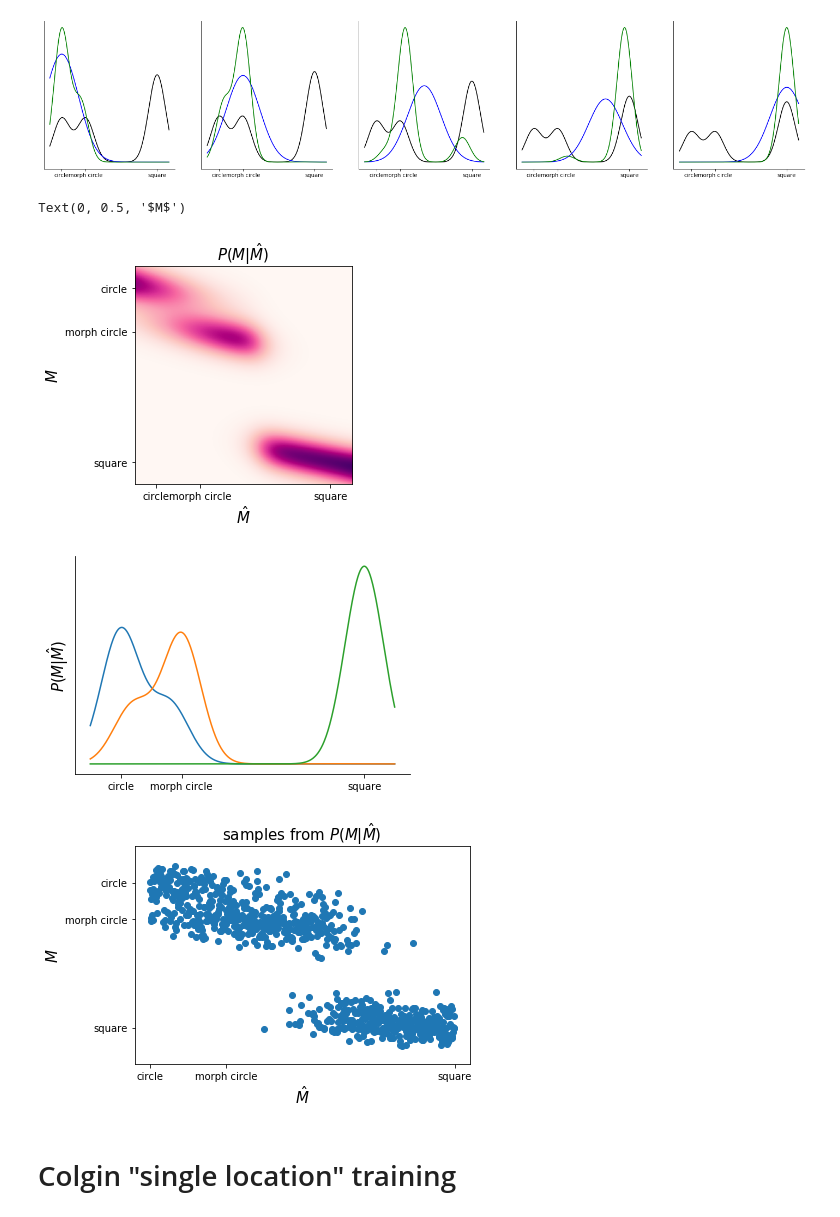
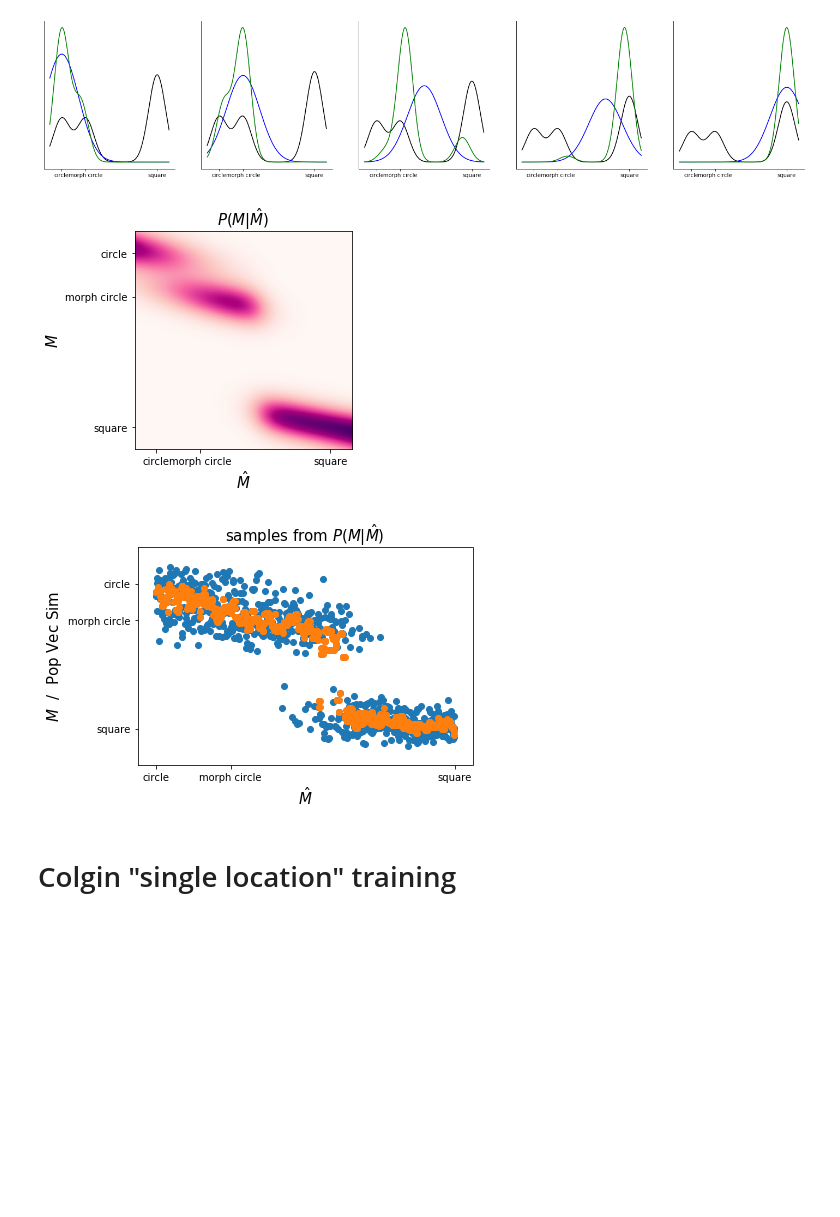
Before and after one commit to GiocomoLab/PlittGiocomo_2021, a Jupyter notebook: WillsLeutgebColgin_models.ipynb, the cells around one changed output. Cells and saved outputs as stored; diff of their text form; code cells hidden in the pictures; blank space fills up the shorter version.

```diff
--- a/WillsLeutgebColgin_models.ipynb
+++ b/WillsLeutgebColgin_models.ipynb
@@ -7,5 +8,7 @@ from scipy.interpolate import interp1d as spline
 
 %matplotlib inline
+# %%
+basedir = "D:\\Morph_Results\\figures\\WillsLeutgebColgin_models"
 # %% [markdown]
 # Toy model for Wills et al result from probabilistic perspective
 # %%
@@ -65,62 +70,47 @@ ax.set_yticklabels(["square","morph circle","circle"])
 ax.set_title("$P(M|\hat{M})$",fontsize=15)
 ax.set_xlabel("$\hat{M}$",fontsize=15)
 ax.set_ylabel("$M$",fontsize=15)
+f.savefig(os.path.join(basedir,"WillsPostHeatmap.pdf"))
 
-f,ax = plt.subplots()
-ax.plot(x,post[:,100])
-ax.plot(x,post[:,300])
-ax.plot(x,post[:,900])
-ax.set_yticks([])
-ax.set_xticks([.1,.3,.9])
-ax.set_xticklabels(["circle","morph circle","square"])
-ax.set_ylabel("$P(M|\hat{M})$",fontsize=15)
-ax.spines['top'].set_visible(False)
-ax.spines['right'].set_visible(False)
+# f,ax = plt.subplots()
+# ax.plot(x,post[:,100])
+# ax.plot(x,post[:,300])
+# ax.plot(x,post[:,900])
+# ax.set_yticks([])
+# ax.set_xticks([.1,.3,.9])
+# ax.set_xticklabels(["circle","morph circle","square"])
+# ax.set_ylabel("$P(M|\hat{M})$",fontsize=15)
+# ax.spines['top'].set_visible(False)
+# ax.spines['right'].set_visible(False)
 
 
 intpost = post[:,100:900]
 samples = []
 for i in range(intpost.shape[1]):
     tmppost  = intpost[:,i]
 #     print(tmppost.sum())
     cumtmppost = np.cumsum(tmppost)
     cumtmppost[0],cumtmppost[-1]=0,1
     spl = spline(cumtmppost,x)
 
     samples.append(spl(np.random.rand()))
 
 f,ax = plt.subplots()
 ax.scatter(np.arange(100,900),samples)
 
 ax.set_yticks([.1,.3,.9])
 ax.set_yticklabels(["circle","morph circle","square"])
 ax.set_ylim([1.1,-.1])
 ax.set_xticks([100,300,900])
 ax.set_xticklabels(["circle","morph circle","square"])
 ax.set_title("samples from $P(M|\hat{M})$",fontsize=15)
 ax.set_xlabel("$\hat{M}$",fontsize=15)
-ax.set_ylabel("$M$",fontsize=15)
-# samples_sm = sp.ndimage.filters.median_filter(samples,11)
-# ax.scatter(np.arange(100,900),samples_sm)
+ax.set_ylabel("$M$  /  Pop Vec Sim",fontsize=15)
+ax.scatter(np.arange(100,900), sp.ndimage.filters.median_filter(samples,9))
 
-
-
-
-
-
-# circsim = np.matmul(post[:,300:301].T,post).ravel()
-# squaresim = np.matmul(post[:,900:901].T,post).ravel()
-# print(circsim.shape)
-# f,ax = plt.subplots()
-# ax.plot(circsim[300:900])
-# ax.plot(squaresim[300:900])
-
-# f,ax = plt.subplots()
-# ax.plot(x[np.argmax(post,axis=0)])
+f.savefig(os.path.join(basedir,"WillsPosteriorSamples.pdf"))
 # %% [output]
-Text(0, 0.5, '$M$')
 [figure]
-[figure, old version]
+[figure, new version]
-[figure, removed]
 # %% [markdown]
 # Colgin "single location" training
```
Also changed, not shown: parts of 10 cells of this notebook, 6 other files.
